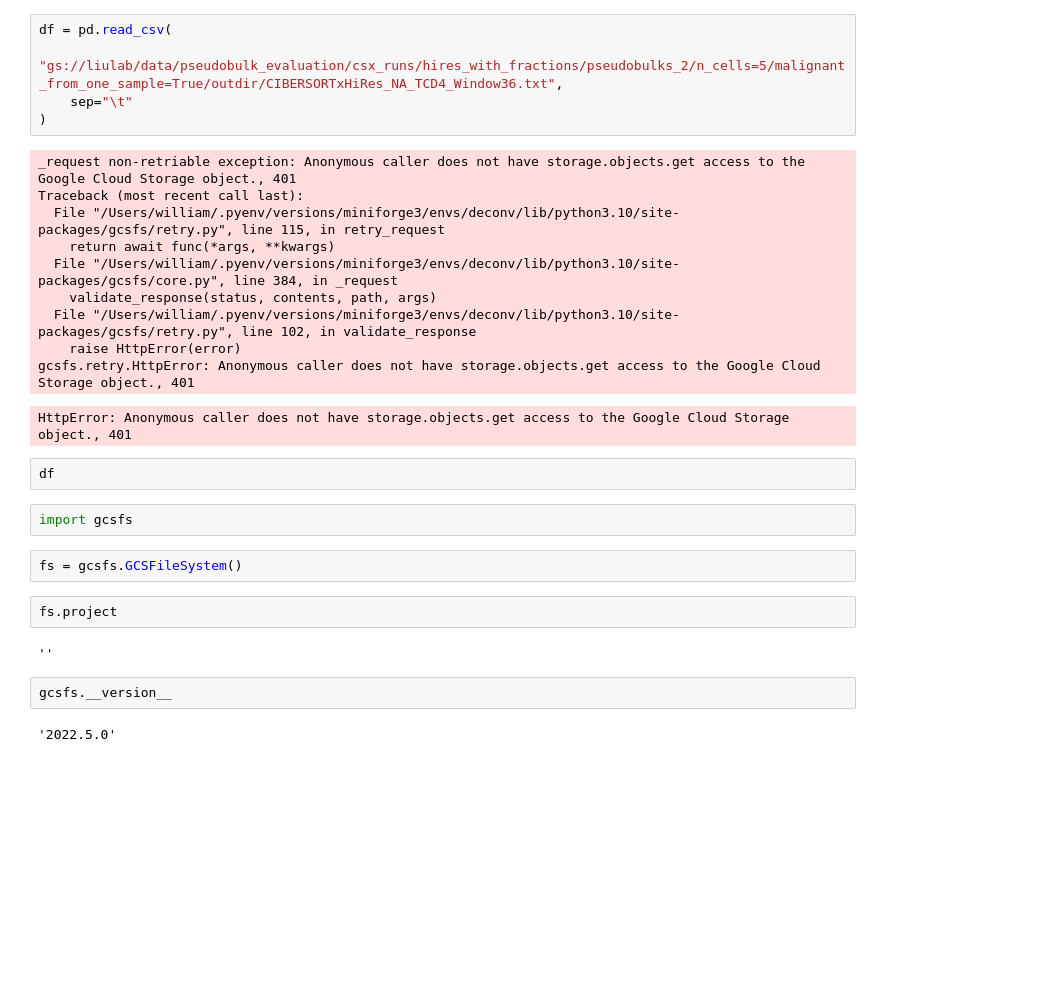
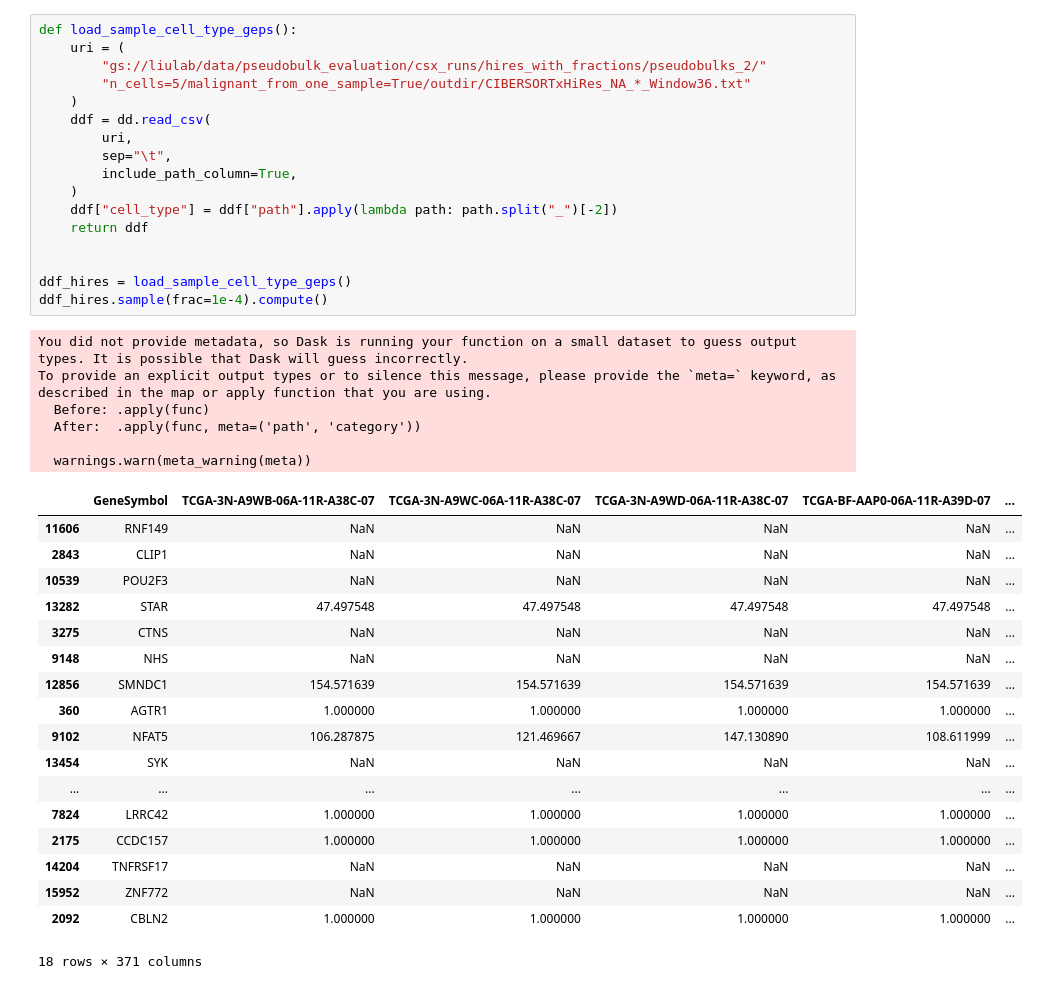
Before and after one commit to davidliu-lab/deconv, a Jupyter notebook: helpers/evaluating_cibersortx/Untitled.ipynb, the cells around one changed output. Cells and saved outputs as stored; diff of their text form; blank space fills up the shorter version.

```diff
--- a/helpers/evaluating_cibersortx/Untitled.ipynb
+++ b/helpers/evaluating_cibersortx/Untitled.ipynb
@@ -21,30 +48,42 @@ NameError: name 'd' is not defined
 # %%
-df = pd.read_csv(
-    "gs://liulab/data/pseudobulk_evaluation/csx_runs/hires_with_fractions/pseudobulks_2/n_cells=5/malignant_from_one_sample=True/outdir/CIBERSORTxHiRes_NA_TCD4_Window36.txt",
-    sep="\t"
-)
+def load_sample_cell_type_geps():
+    uri = (
+        "gs://liulab/data/pseudobulk_evaluation/csx_runs/hires_with_fractions/pseudobulks_2/"
+        "n_cells=5/malignant_from_one_sample=True/outdir/CIBERSORTxHiRes_NA_*_Window36.txt"
+    )
+    ddf = dd.read_csv(
+        uri,
+        sep="\t",
+        include_path_column=True,
+    )
+    ddf["cell_type"] = ddf["path"].apply(lambda path: path.split("_")[-2])
+    return ddf
+
+
+ddf_hires = load_sample_cell_type_geps()
+ddf_hires.sample(frac=1e-4).compute()
 # %% [output]
-_request non-retriable exception: Anonymous caller does not have storage.objects.get access to the Google Cloud Storage object., 401
-Traceback (most recent call last):
-  File "/Users/william/.pyenv/versions/miniforge3/envs/deconv/lib/python3.10/site-packages/gcsfs/retry.py", line 115, in retry_request
-    return await func(*args, **kwargs)
-  File "/Users/william/.pyenv/versions/miniforge3/envs/deconv/lib/python3.10/site-packages/gcsfs/core.py", line 384, in _request
-    validate_response(status, contents, path, args)
-  File "/Users/william/.pyenv/versions/miniforge3/envs/deconv/lib/python3.10/site-packages/gcsfs/retry.py", line 102, in validate_response
-    raise HttpError(error)
-gcsfs.retry.HttpError: Anonymous caller does not have storage.objects.get access to the Google Cloud Storage object., 401
+You did not provide metadata, so Dask is running your function on a small dataset to guess output types. It is possible that Dask will guess incorrectly.
+To provide an explicit output types or to silence this message, please provide the `meta=` keyword, as described in the map or apply function that you are using.
+  Before: .apply(func)
+  After:  .apply(func, meta=('path', 'category'))
+
+  warnings.warn(meta_warning(meta))
+|  | GeneSymbol | TCGA-3N-A9WB-06A-11R-A38C-07 | TCGA-3N-A9WC-06A-11R-A38C-07 | TCGA-3N-A9WD-06A-11R-A38C-07 | TCGA-BF-AAP0-06A-11R-A39D-07 | ... |
+| 11606 | RNF149 | NaN | NaN | NaN | NaN | ... |
+| 2843 | CLIP1 | NaN | NaN | NaN | NaN | ... |
+| 10539 | POU2F3 | NaN | NaN | NaN | NaN | ... |
+| 13282 | STAR | 47.497548 | 47.497548 | 47.497548 | 47.497548 | ... |
+| 3275 | CTNS | NaN | NaN | NaN | NaN | ... |
+| 9148 | NHS | NaN | NaN | NaN | NaN | ... |
+| 12856 | SMNDC1 | 154.571639 | 154.571639 | 154.571639 | 154.571639 | ... |
+| 360 | AGTR1 | 1.000000 | 1.000000 | 1.000000 | 1.000000 | ... |
+| 9102 | NFAT5 | 106.287875 | 121.469667 | 147.130890 | 108.611999 | ... |
+| 13454 | SYK | NaN | NaN | NaN | NaN | ... |
+| ... | ... | ... | ... | ... | ... | ... |
+| 7824 | LRRC42 | 1.000000 | 1.000000 | 1.000000 | 1.000000 | ... |
+| 2175 | CCDC157 | 1.000000 | 1.000000 | 1.000000 | 1.000000 | ... |
+| 14204 | TNFRSF17 | NaN | NaN | NaN | NaN | ... |
+| 15952 | ZNF772 | NaN | NaN | NaN | NaN | ... |
+| 2092 | CBLN2 | 1.000000 | 1.000000 | 1.000000 | 1.000000 | ... |
-HttpError: Anonymous caller does not have storage.objects.get access to the Google Cloud Storage object., 401
+18 rows × 371 columns
-# %%
-df
-# %%
-import gcsfs
-# %%
-fs = gcsfs.GCSFileSystem()
-# %%
-fs.project
-# %% [output]
-''
-# %%
-gcsfs.__version__
-# %% [output]
-'2022.5.0'
```
Also changed, not shown: parts of 6 cells of this notebook.
